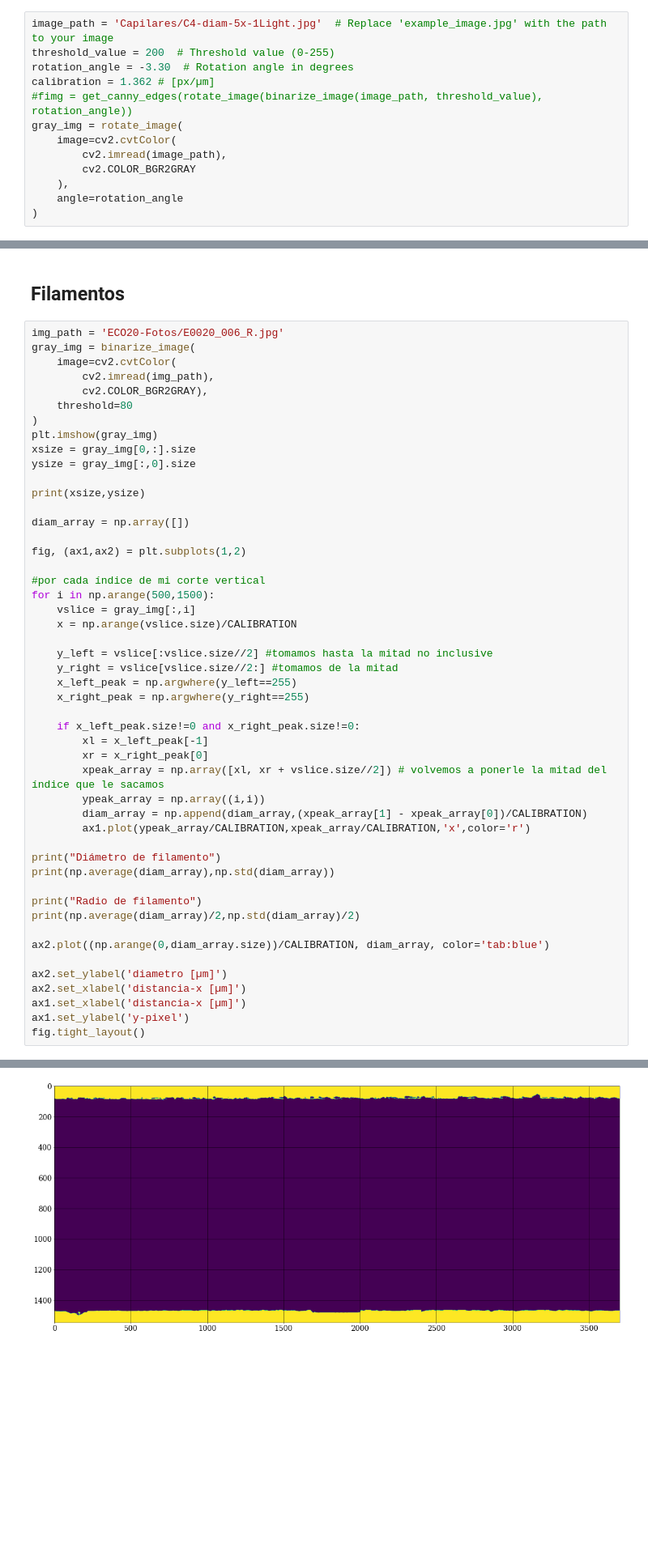
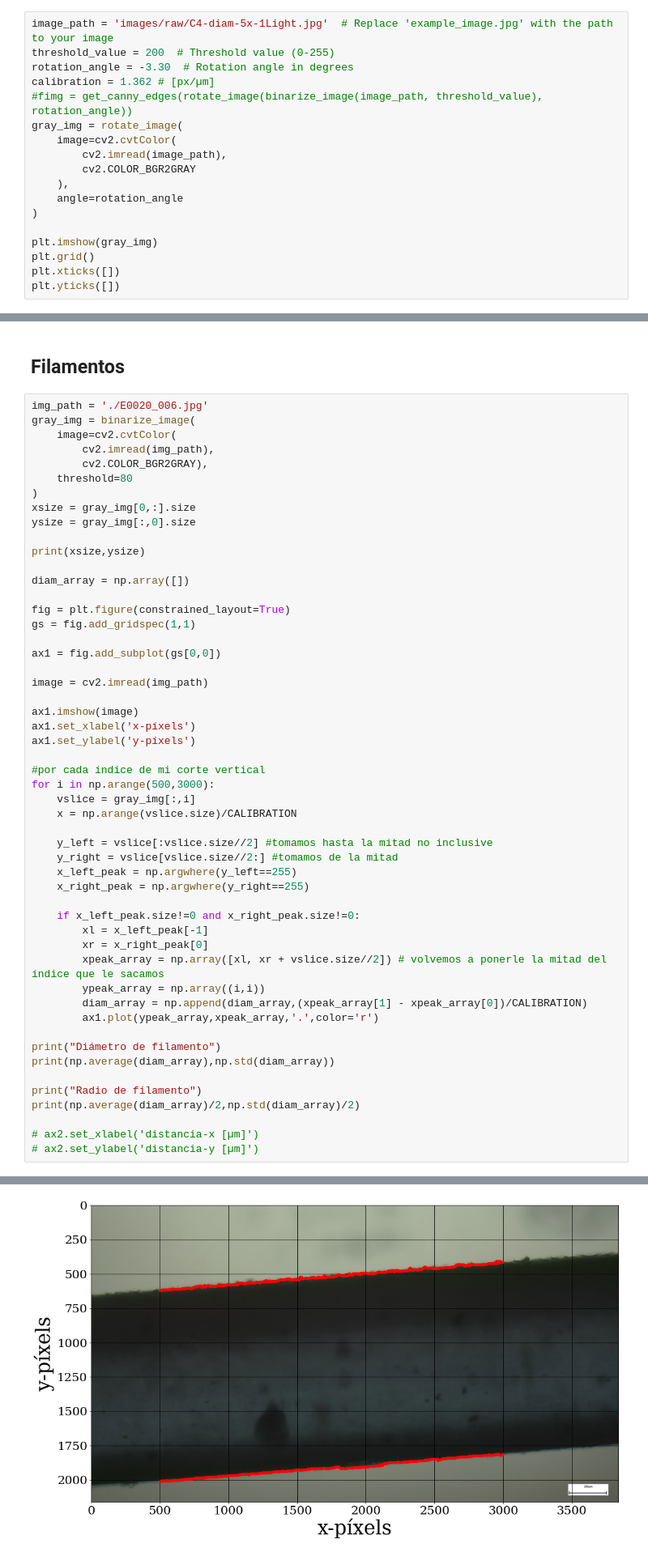
Before and after one commit to gardianc/Nado-ondulatorio, a Jupyter notebook: diametro-filamento.ipynb, the cells around one changed output, grey strips where cells are left out. Shown at 81% size. Saved outputs shown, nothing was run; the diff lists cells and outputs as text; blank space fills up the shorter version.

```diff
--- a/diametro-filamento.ipynb
+++ b/diametro-filamento.ipynb
@@ -79,7 +93,7 @@ def cortar(image, limites):
 
     return second_cut
 # %%
-image_path = 'Capilares/C4-diam-5x-1Light.jpg'  # Replace 'example_image.jpg' with the path to your image
+image_path = 'images/raw/C4-diam-5x-1Light.jpg'  # Replace 'example_image.jpg' with the path to your image
 threshold_value = 200  # Threshold value (0-255)
 rotation_angle = -3.30  # Rotation angle in degrees
 calibration = 1.362 # [px/µm]
@@ -91,3 +105,8 @@ gray_img = rotate_image(
     ),
     angle=rotation_angle
 )
+
+plt.imshow(gray_img)
+plt.grid()
+plt.xticks([])
+plt.yticks([])
@@ -150,14 +261,13 @@ for n,alpha in enumerate(rot_arr):
 # %% [markdown]
 ## Filamentos
 # %%
-img_path = 'ECO20-Fotos/E0020_006_R.jpg'
+img_path = './E0020_006.jpg'
 gray_img = binarize_image(
     image=cv2.cvtColor(
         cv2.imread(img_path),
         cv2.COLOR_BGR2GRAY),
     threshold=80
 )
-plt.imshow(gray_img)
 xsize = gray_img[0,:].size
 ysize = gray_img[:,0].size
 
@@ -165,10 +275,19 @@ print(xsize,ysize)
 
 diam_array = np.array([])
 
-fig, (ax1,ax2) = plt.subplots(1,2)
+fig = plt.figure(constrained_layout=True)
+gs = fig.add_gridspec(1,1)
+
+ax1 = fig.add_subplot(gs[0,0])
+
+image = cv2.imread(img_path)
+
+ax1.imshow(image)
+ax1.set_xlabel('x-píxels')
+ax1.set_ylabel('y-píxels')
 
 #por cada índice de mi corte vertical
-for i in np.arange(500,1500):
+for i in np.arange(500,3000):
     vslice = gray_img[:,i]
     x = np.arange(vslice.size)/CALIBRATION
 
@@ -183,7 +302,7 @@ for i in np.arange(500,1500):
         xpeak_array = np.array([xl, xr + vslice.size//2]) # volvemos a ponerle la mitad del índice que le sacamos
         ypeak_array = np.array((i,i))
         diam_array = np.append(diam_array,(xpeak_array[1] - xpeak_array[0])/CALIBRATION)
-        ax1.plot(ypeak_array/CALIBRATION,xpeak_array/CALIBRATION,'x',color='r')
+        ax1.plot(ypeak_array,xpeak_array,'.',color='r')
 
 print("Diámetro de filamento")
 print(np.average(diam_array),np.std(diam_array))
@@ -191,11 +310,6 @@ print(np.average(diam_array),np.std(diam_array))
 print("Radio de filamento")
 print(np.average(diam_array)/2,np.std(diam_array)/2)
 
-ax2.plot((np.arange(0,diam_array.size))/CALIBRATION, diam_array, color='tab:blue')
-
-ax2.set_ylabel('diametro [µm]')
-ax2.set_xlabel('distancia-x [µm]')
-ax1.set_xlabel('distancia-x [µm]')
-ax1.set_ylabel('y-pixel')
-fig.tight_layout()
+# ax2.set_xlabel('distancia-x [µm]')
+# ax2.set_ylabel('distancia-y [µm]')
 # %% [output]
@@ -207 +321 @@ Radio de filamento
-[figure, old version]
+[figure, new version]
```
Also changed, not shown: parts of 9 cells of this notebook, 6 other files.
